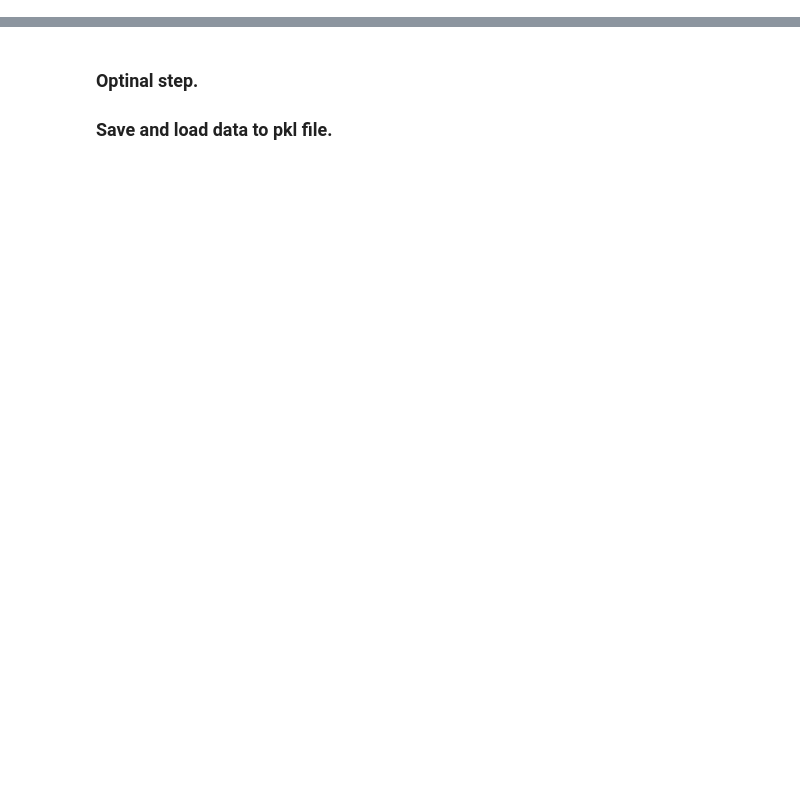
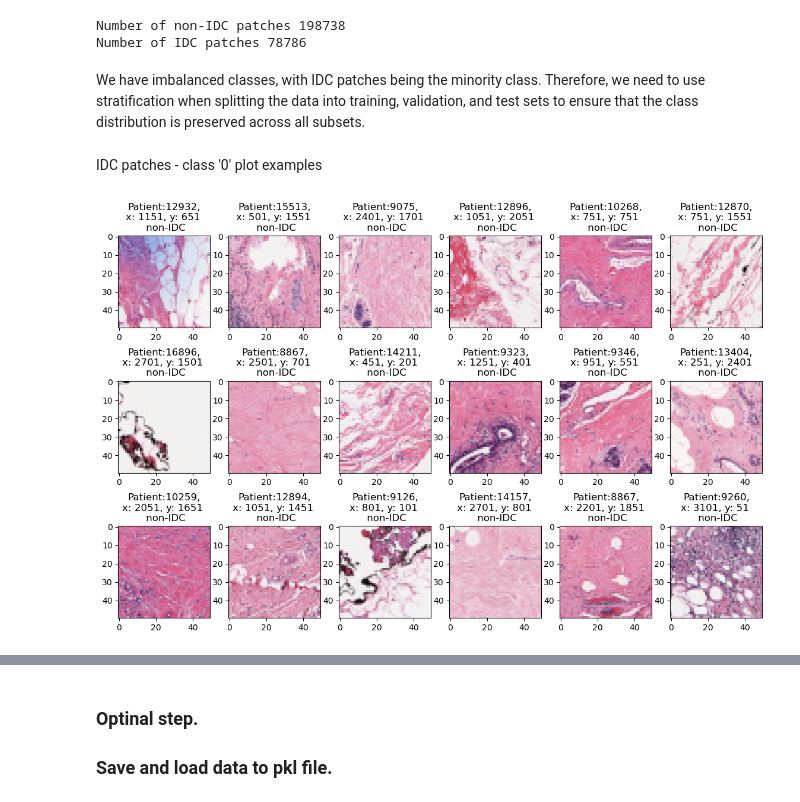
Before and after one commit to raghvendramishra1980/team_project, a Jupyter notebook: src/img_proc_main.ipynb, the cells around one changed output, grey strips where cells are left out. Saved outputs shown, nothing was run; the diff lists cells and outputs as text; code cells hidden in the pictures; blank space fills up the shorter version.

Commit message:
add  data preprocess description, plots. Implemented advanced model, parametr grid.

```diff
--- a/src/img_proc_main.ipynb
+++ b/src/img_proc_main.ipynb
@@ -10,0 +16,5 @@ from sklearn.model_selection import train_test_split
+# %%
+img_folder='IDC_regular_ps50_idx5'
+path = os.path.join(os.pardir, os.pardir, img_folder,'*','*')
+paths = glob.glob(path)
+paths[:10]
@@ -37,0 +80,32 @@ Number of data elements in list: 277524
+# %%
+ind_nonIDC = np.where(np.asarray( list_data_img )[:,4] == '0' )
+print (f"Number of non-IDC patches {len(ind_nonIDC[0])} ")
+ind_IDC = np.where(np.asarray( list_data_img )[:,4] == '1' )
+print (f"Number of IDC patches {len(ind_IDC[0])} ")
+# %% [output]
+Number of non-IDC patches 198738
+Number of IDC patches 78786
+# %% [markdown]
+We have imbalanced classes, with IDC patches being the minority class. Therefore, we need to use stratification when splitting the data into training, validation, and test sets to ensure that the class distribution is preserved across all subsets.
+# %%
+def plot_pathes( est_class ):
+    random_indices = np.random.choice(len(est_class), 18)
+
+    fig, axes = plt.subplots(3, 6, figsize=(14, 9))
+    for i, ax in enumerate(axes.flat):
+        ax.imshow(imread(list_data_img[est_class[random_indices[i]]][5]), cmap=plt.cm.gray_r, interpolation='nearest')
+        patient_id = list_data_img[est_class[random_indices[i]]][0]
+        x_coord = list_data_img[est_class[random_indices[i]]][2]
+        y_coord = list_data_img[est_class[random_indices[i]]][3]
+        nonIDC = 'non-IDC' if list_data_img[est_class[random_indices[i]]][4] == 0 else 'IDC'
+        ax.set_title(f"Patient:{patient_id},\nx: {x_coord}, y: {y_coord} \n {nonIDC}")
+
+        ax.grid(False)
+
+    plt.show()
+# %% [markdown]
+ IDC patches - class '0' plot examples
+# %%
+plot_pathes( ind_nonIDC[0] )
+# %% [output]
+[figure, added]
```
Also changed, not shown: parts of 27 cells of this notebook.
